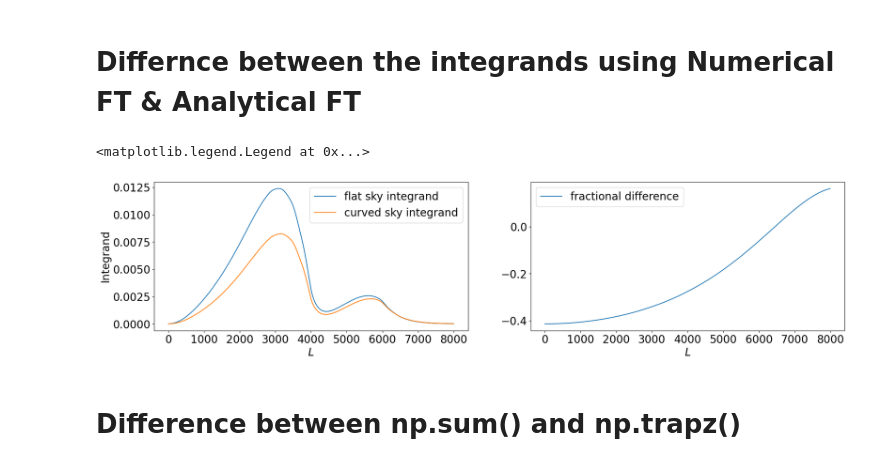
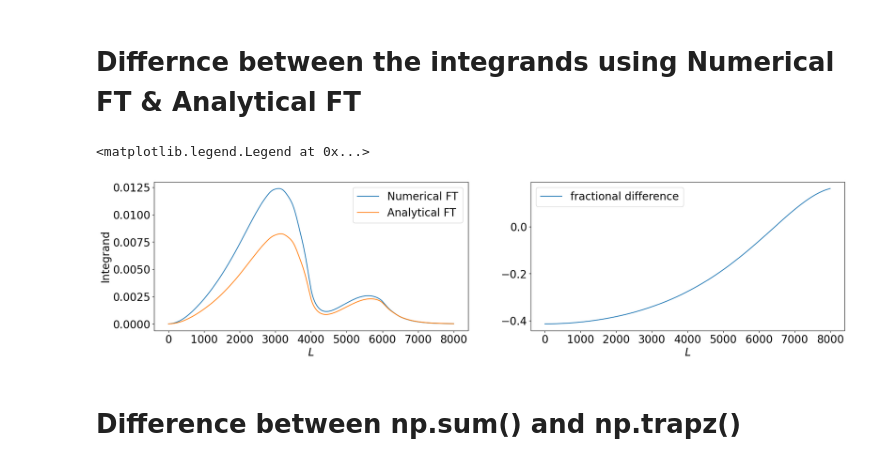
Before and after one commit to s-Sayan/cluster_lensing_files, a Jupyter notebook: notebooks/sayan/compare_srini_rightfig_sayan.ipynb, the cells around one changed output. Drawn from its saved outputs; the diff is of its cells as text; code cells hidden in the pictures.

```diff
--- a/notebooks/sayan/compare_srini_rightfig_sayan.ipynb
+++ b/notebooks/sayan/compare_srini_rightfig_sayan.ipynb
@@ -215,34 +243,34 @@ The difference between the curved sky integrand and flat sky integrand is $\frac
 # %%
 ell = np.arange(1,lmax+1)
 kappa_ell = kappa_l[ell]
 kappa_anal = ft_analytical[ell]
 
 snr_tt = ell*(kappa_ell/kappa0)**2/(NL["ptt"][ell]*pp_to_kk(ell))/(2*np.pi)
 snr_tt1 = ell*(kappa_anal/kappa0)**2/(NL["ptt"][ell]*pp_to_kk(ell))/(2*np.pi)
 
 fig, ax = plt.subplots(nrows=1, ncols=2,figsize=(23,5))
 ax[0].tick_params(axis='both', which='major', labelsize=20)
 #plt.plot(ell, (snr_tt1-snr_tt)/snr_tt, label="MV it with lmin=10")
 #plt.plot(ell, 1/2/ell)
 #plt.plot(ell, (snr_tt1-snr_tt), label="MV it with lmin=10")
-ax[0].plot(ell, snr_tt, label="flat sky integrand")
-ax[0].plot(ell, snr_tt1, label="curved sky integrand")
+ax[0].plot(ell, snr_tt, label="Numerical FT")
+ax[0].plot(ell, snr_tt1, label="Analytical FT")
 #plt.yscale("log")
 ax[0].set_xlabel(r'$L$', fontsize=20)
 ax[0].set_ylabel(r'Integrand', fontsize=20)
 ax[0].legend(fontsize=20)
 
 
 ax[1].plot(ell, (snr_tt1-snr_tt)/snr_tt, label="fractional difference")
 #ax[1].set_xscale("log")
 #ax[1].set_yscale("log")
 ax[1].set_xlabel(r'$L$', fontsize=20)
 ax[1].tick_params(axis='both', which='major', labelsize=20)
 #ax[1].set_ylabel(r'$L \kappa_L^2 / N_L$')
 ax[1].legend(fontsize=20)
 # %% [output]
 <matplotlib.legend.Legend at 0x...>
-[figure, old version]
+[figure, new version]
 # %% [markdown]
 # Difference between np.sum() and np.trapz()
 # %%
```
Also changed, not shown: parts of 10 cells of this notebook.
